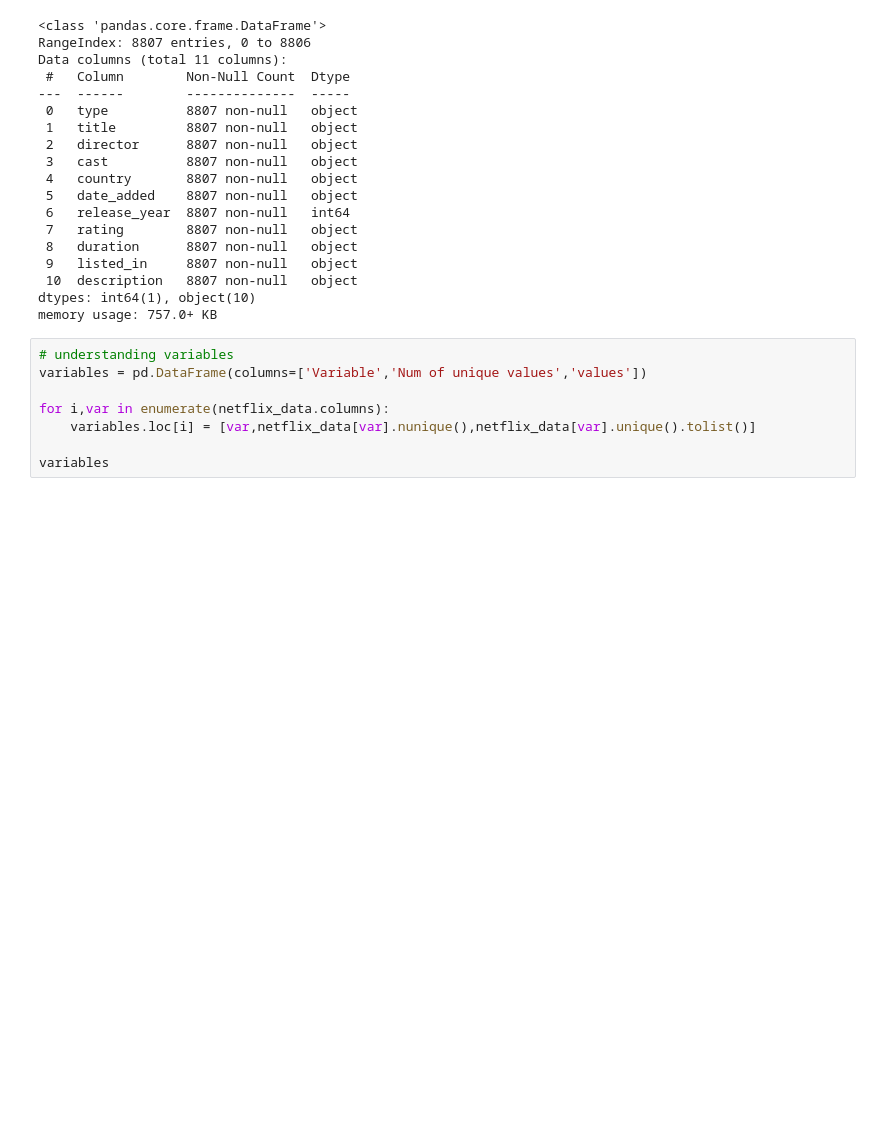
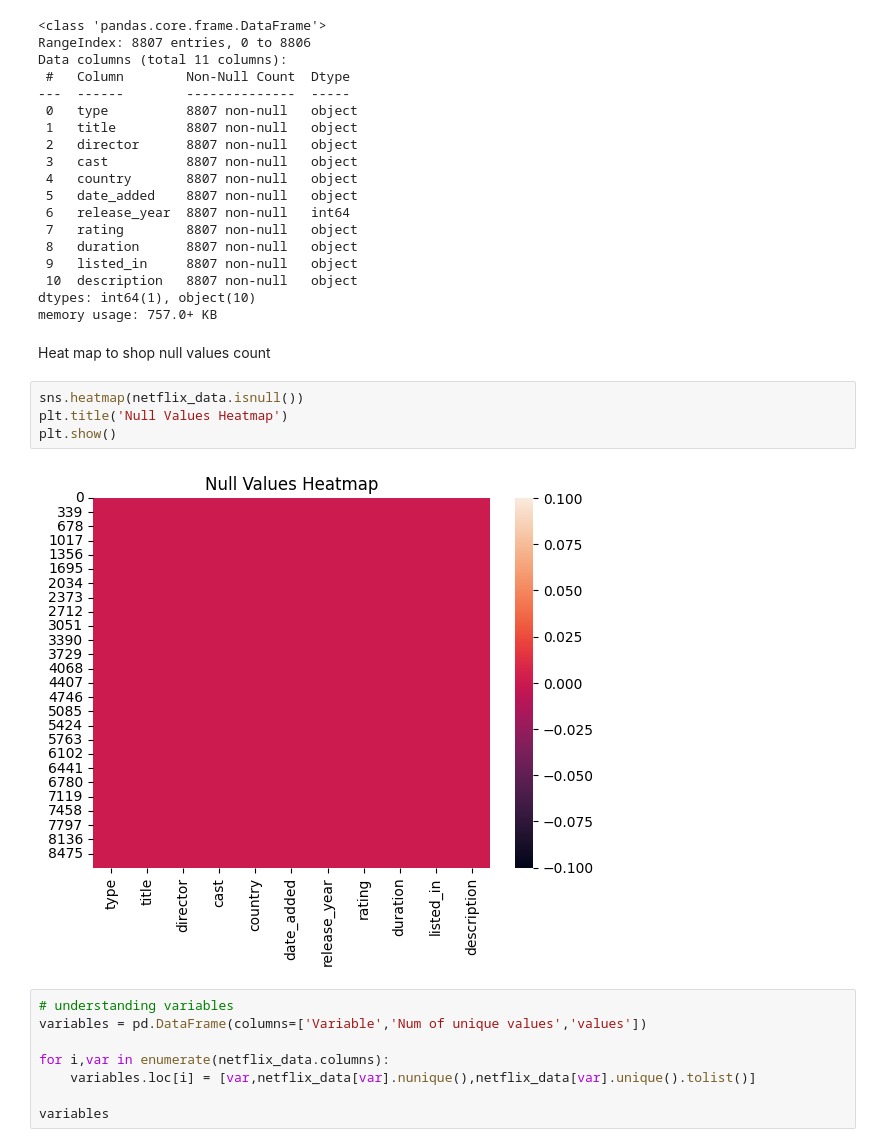
Before and after one commit to lewah/mangosplit, a Jupyter notebook: Netflix_project/exploration_netflix_data.ipynb, the cells around one changed output. Drawn from its saved outputs; the diff is of its cells as text; blank space fills up the shorter version.

Commit message:
Heatmap for null values in dataset

```diff
--- a/Netflix_project/exploration_netflix_data.ipynb
+++ b/Netflix_project/exploration_netflix_data.ipynb
@@ -85,6 +83,14 @@ Data columns (total 11 columns):
  10  description   8807 non-null   object
 dtypes: int64(1), object(10)
 memory usage: 757.0+ KB
+# %% [markdown]
+Heat map to shop null values count
+# %%
+sns.heatmap(netflix_data.isnull())
+plt.title('Null Values Heatmap')
+plt.show()
+# %% [output]
+[figure, added]
 # %%
 # understanding variables
 variables = pd.DataFrame(columns=['Variable','Num of unique values','values'])
```
Also changed, not shown: parts of 1 cell of this notebook.
